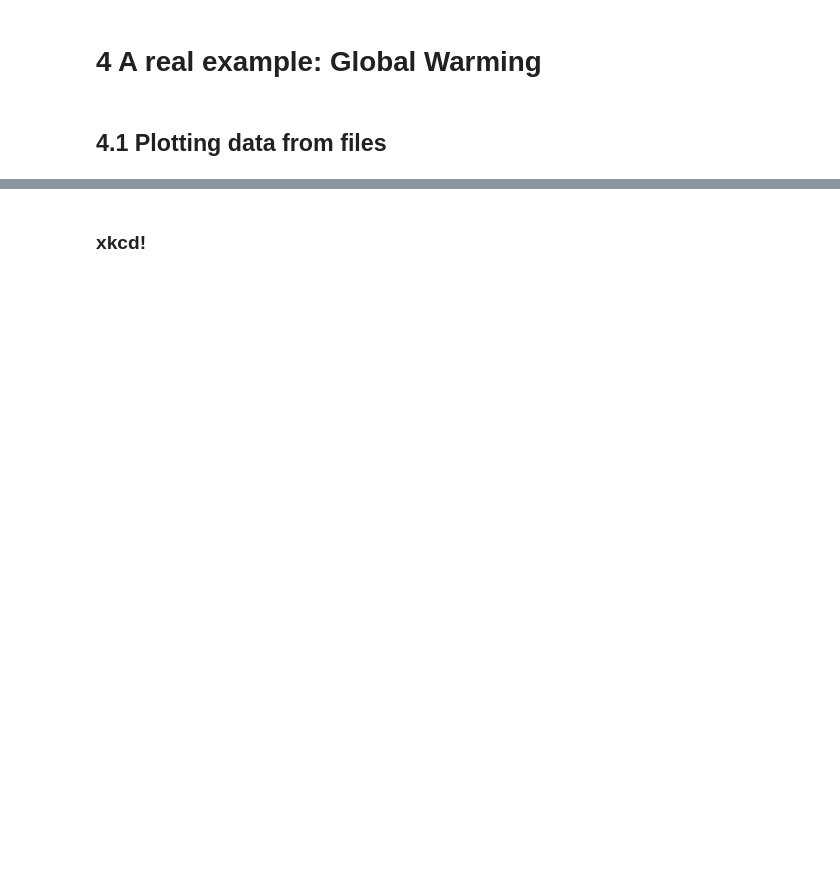
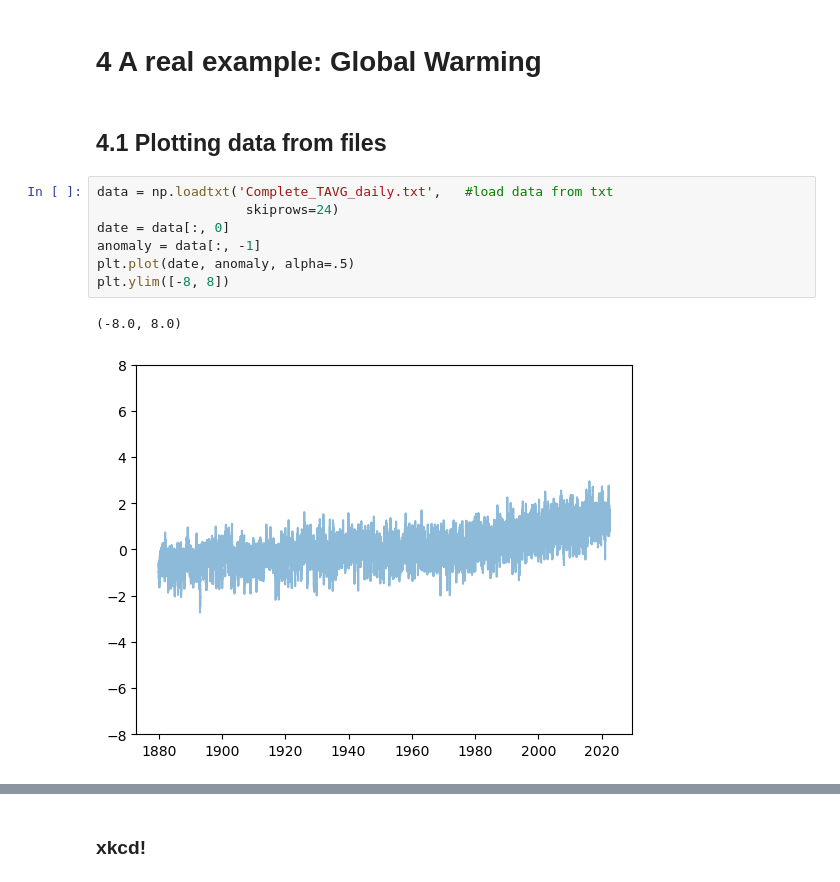
Before and after one commit to SPS-SP2273/learning-portfolio-szechiee, a Jupyter notebook: plotting/plotting_(need).ipynb, the cells around one changed output, grey strips where cells are left out. Saved outputs shown, nothing was run; the diff lists cells and outputs as text; blank space fills up the shorter version.

```diff
--- a/plotting/plotting_(need).ipynb
+++ b/plotting/plotting_(need).ipynb
@@ -157,3 +211,13 @@ plt.legend()
 # 4 A real example: Global Warming
 # %% [markdown]
 ## 4.1 Plotting data from files
+# %%
+data = np.loadtxt('Complete_TAVG_daily.txt',   #load data from txt
+                   skiprows=24)
+date = data[:, 0]
+anomaly = data[:, -1]
+plt.plot(date, anomaly, alpha=.5)
+plt.ylim([-8, 8])
+# %% [output]
+(-8.0, 8.0)
+[figure, added]
```
Also changed, not shown: parts of 21 cells of this notebook.
